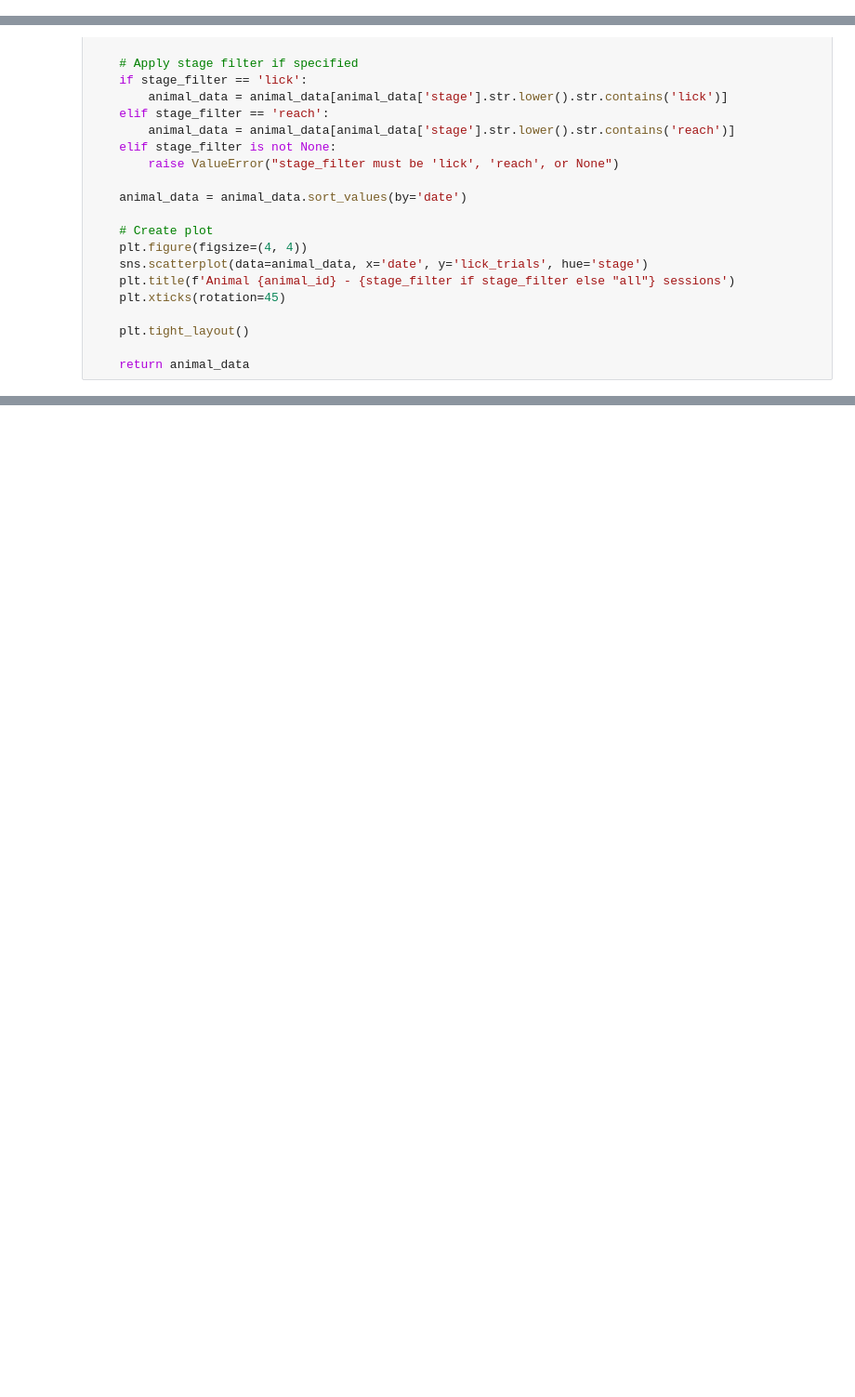
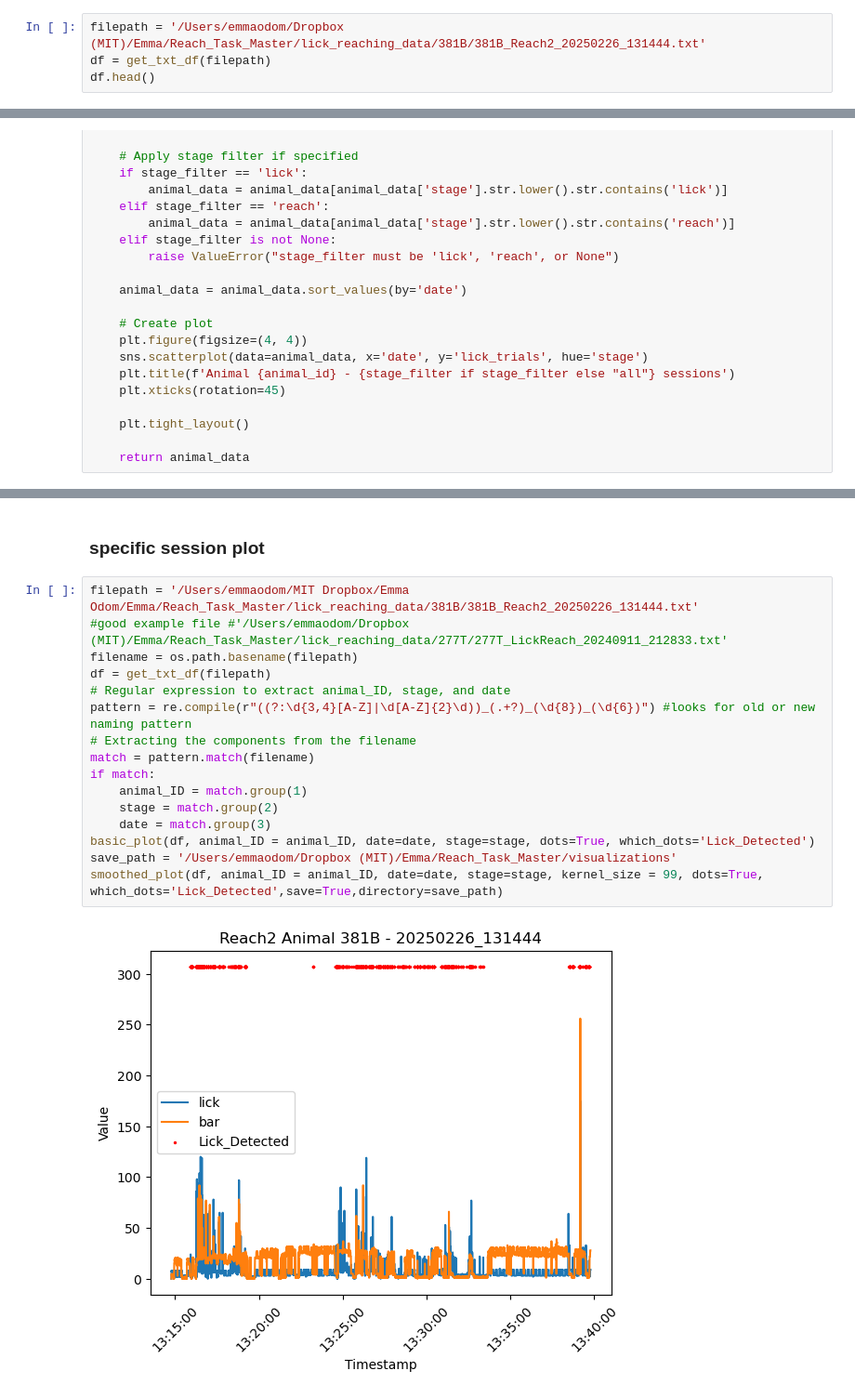
Before and after one commit to surlab/Behavior_Code_Emma, a Jupyter notebook: python/behavior_analysis.ipynb, the cells around one changed output, grey strips where cells are left out. Shown at 93% size. Drawn from its saved outputs; the diff is of its cells as text; blank space fills up the shorter version.

```diff
--- a/python/behavior_analysis.ipynb
+++ b/python/behavior_analysis.ipynb
@@ -439,0 +683,4 @@ Successfully saved measurements to /Users/emmaodom/Dropbox (MIT)/Emma/Reach_Task
+# %%
+filepath = '/Users/emmaodom/Dropbox (MIT)/Emma/Reach_Task_Master/lick_reaching_data/381B/381B_Reach2_20250226_131444.txt'
+df = get_txt_df(filepath)
+df.head()
@@ -599,0 +935,20 @@ for animal_id in current_animals:
+# %% [markdown]
+### specific session plot
+# %%
+filepath = '/Users/emmaodom/MIT Dropbox/Emma Odom/Emma/Reach_Task_Master/lick_reaching_data/381B/381B_Reach2_20250226_131444.txt'
+#good example file #'/Users/emmaodom/Dropbox (MIT)/Emma/Reach_Task_Master/lick_reaching_data/277T/277T_LickReach_20240911_212833.txt'
+filename = os.path.basename(filepath)
+df = get_txt_df(filepath)
+# Regular expression to extract animal_ID, stage, and date
+pattern = re.compile(r"((?:\d{3,4}[A-Z]|\d[A-Z]{2}\d))_(.+?)_(\d{8})_(\d{6})") #looks for old or new naming pattern
+# Extracting the components from the filename
+match = pattern.match(filename)
+if match:
+    animal_ID = match.group(1)
+    stage = match.group(2)
+    date = match.group(3)
+basic_plot(df, animal_ID = animal_ID, date=date, stage=stage, dots=True, which_dots='Lick_Detected')
+save_path = '/Users/emmaodom/Dropbox (MIT)/Emma/Reach_Task_Master/visualizations'
+smoothed_plot(df, animal_ID = animal_ID, date=date, stage=stage, kernel_size = 99, dots=True, which_dots='Lick_Detected',save=True,directory=save_path)
+# %% [output]
+[figure, added]
```
Also changed, not shown: parts of 29 cells of this notebook, 13 other files.
